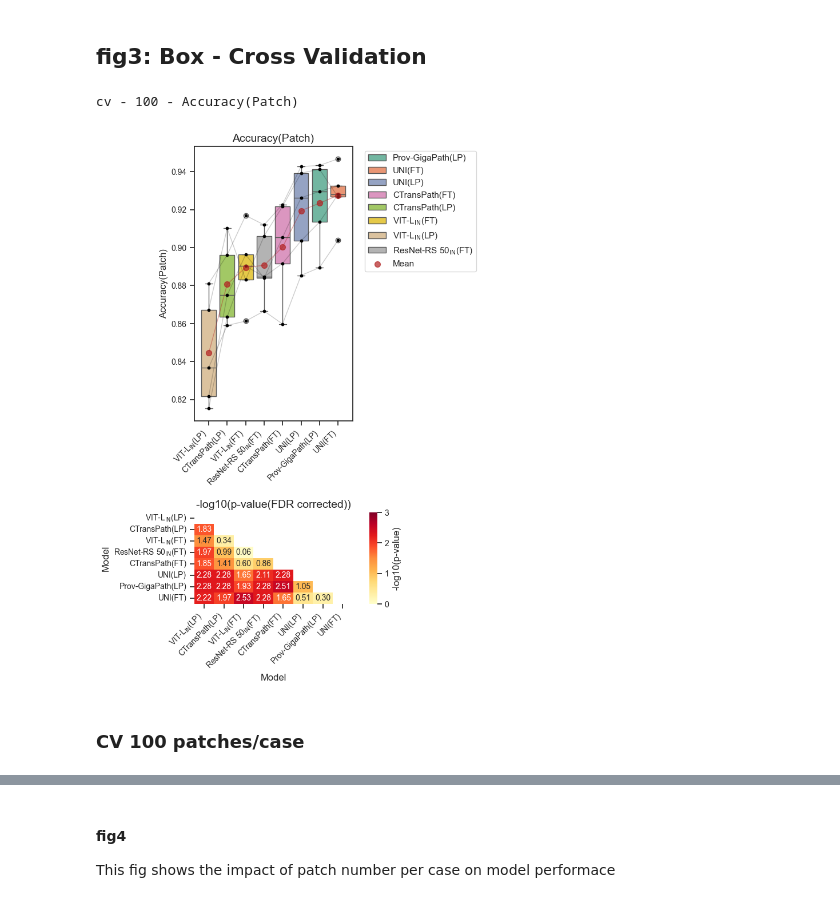
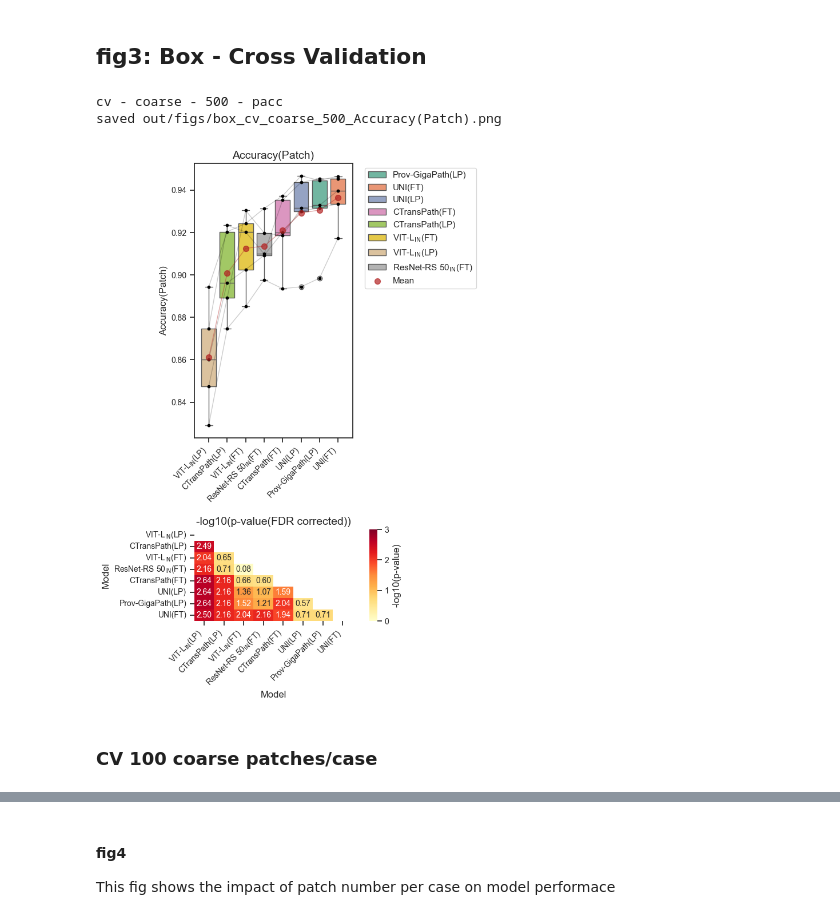
Before and after one commit to endaaman/bt, a Jupyter notebook: notes/note_metrics.ipynb, the cells around one changed output, grey strips where cells are left out. Cells and saved outputs as stored; diff of their text form; code cells hidden in the pictures.

Commit message:
ebrains figs

```diff
--- a/notes/note_metrics.ipynb
+++ b/notes/note_metrics.ipynb
@@ -197,8 +117,17 @@ label_order = [
     # r'ResNet-RS 50$\mathrm{_{IN}}$(LP)',
 ]
 
+verbose = False
 
-def paired_box(target:Literal['cv', 'ebrains'], limit:int, key:str, title=None, verbose=False, excludes=['frozen_baseline-cnn']):
+def paired_box(target:Literal['cv', 'ebrains'], coarse:bool, limit:int, key:str,  excludes=['frozen_baseline-cnn']):
+    c = 'coarse' if coarse else 'fine'
+    key_map = {
+        'pacc': 'Accuracy(Patch)',
+        'acc': 'Accuracy',
+        'f1': 'F1 score',
+    }
+    key_label = key_map[key]
+
     df = pd.read_excel(f'out/figs/results_{target}.xlsx', sheet_name=f'{limit}', index_col=0)
 
     for e in excludes:
@@ -206,7 +135,7 @@ def paired_box(target:Literal['cv', 'ebrains'], limit:int, key:str, title=None,
 
     n_folds, n_models = 5, len(df)//5
 
-    df_mean = df.groupby('cond')[key].mean().sort_values(ascending=True)
+    df_mean = df.groupby('cond')[key_label].mean().sort_values(ascending=True)
     df[f'average_{key}'] = df['cond'].map(df_mean)
     df = df.sort_values([f'average_{key}', 'fold'], ascending=[True, True])
 
@@ -224,35 +153,35 @@ def paired_box(target:Literal['cv', 'ebrains'], limit:int, key:str, title=None,
 
     # Box plot
     color_map = dict(zip((label_order), plt.cm.Set2(np.linspace(0, 1, len(label_order)))))
-    sns.boxplot(x='label', hue='label', y=key, data=df, legend=True, palette=[color_map[label] for label in labels], ax=ax1)
+    sns.boxplot(x='label', hue='label', y=key_label, data=df, legend=True, palette=[color_map[label] for label in labels], ax=ax1)
 
     # Connect folds with lines
     for fold in range(n_folds):
         fold_data = df[df['fold'] == fold]
-        ax1.plot(range(n_models), fold_data[key], 'k-', alpha=0.2, linewidth=1)
+        ax1.plot(range(n_models), fold_data[key_label], 'k-', alpha=0.2, linewidth=1)
 
     # Scatter individual points
     for i, label in enumerate(labels):
-        ax1.scatter([i] * n_folds, df[df['label'] == label][key], color='black', s=10, zorder=3)
+        ax1.scatter([i] * n_folds, df[df['label'] == label][key_label], color='black', s=10, zorder=3)
 
     # Plot mean
     ax1.plot(range(n_models), df_mean, 'firebrick', linewidth=1, zorder=4, alpha=0.4)
     mean_scatter = ax1.scatter(range(n_models), df_mean, color='firebrick', s=50, zorder=5, label='Mean', alpha=0.7)
 
     # Set ax1 properties
-    ax1.set_title(key)
+    ax1.set_title(key_label)
     ax1.set_xticks(range(len(labels)))
     ax1.set_xticklabels(labels, rotation=45, ha='right')
     ax1.set_xlabel('')
-    ax1.set_ylabel(key)
+    ax1.set_ylabel(key_label)
 
 
     # Calculate p-values
     p_values = []
     for i in range(n_models):
         for j in range(i+1, n_models):
-            a = df[df['label']==labels[i]][key]
-            b = df[df['label']==labels[j]][key]
+            a = df[df['label']==labels[i]][key_label]
+            b = df[df['label']==labels[j]][key_label]
             t_stat, p_value = stats.ttest_rel(a, b)
             p_values.append(p_value)
 
@@ -272,39 +201,41 @@ def paired_box(target:Literal['cv', 'ebrains'], limit:int, key:str, title=None,
 
     # Heatmap
     heatmap = sns.heatmap(sig_matrix, mask=mask, annot=True, fmt='.2f', cmap='YlOrRd',
                           ax=ax2, cbar_ax=cax, cbar_kws={'label': '-log10(p-value)'}, vmin=0.0, vmax=3.0)
 
     # Set ax2 properties
     ax2.set_xticklabels(labels, rotation=45, ha='right')
     ax2.set_yticklabels(labels, rotation=0)
     ax2.set_title('-log10(p-value(FDR corrected))')
     ax2.set_xlabel('Model')
     ax2.set_ylabel('Model')
 
     # handles, labels = ax1.get_legend_handles_labels()
     # handles = handles[:-1][::-1] + [handles[-1]]
     # labels = labels[:-1][::-1] + [labels[-1]]
     # ax1.legend(handles, labels, bbox_to_anchor=(1.05, 1), loc='upper left')
 
     handles, labels = ax1.get_legend_handles_labels()
     legend_labels = label_order + ['Mean']
     legend_handles = []
     for i, l in enumerate(label_order):
         o = labels.index(l)
         legend_handles.append(handles[o])
     legend_handles += [mean_scatter]
     ax1.legend(legend_handles, legend_labels, bbox_to_anchor=(1.05, 1), loc='upper left')
 
     plt.subplots_adjust(left=0.30, right=0.70, top=0.95, bottom=0.15)
-    print(f'{target} - {limit} - {key}')
 
+    print(f'{target} - {c} - {limit} - {key}')
+    fig_path = f'out/figs/box_cv_{c}_{limit}_{key_label}.png'
+    plt.savefig(fig_path, format='png', dpi=DPI)
+    print(f'saved {fig_path}')
 
-paired_box('cv', 100, 'Accuracy(Patch)', verbose=False)
-plt.savefig("out/figs/fig3_cv_100_pacc.png", format="png", dpi=DPI)
-plt.show()
+paired_box('cv', True, 500, 'pacc')
 # %% [output]
-cv - 100 - Accuracy(Patch)
+cv - coarse - 500 - pacc
+saved out/figs/box_cv_coarse_500_Accuracy(Patch).png
-[figure, old version]
+[figure, new version]
 # %% [markdown]
-### CV 100 patches/case
+### CV 100 coarse patches/case
 # %%
```
Also changed, not shown: parts of 32 cells of this notebook, 1 other file.
